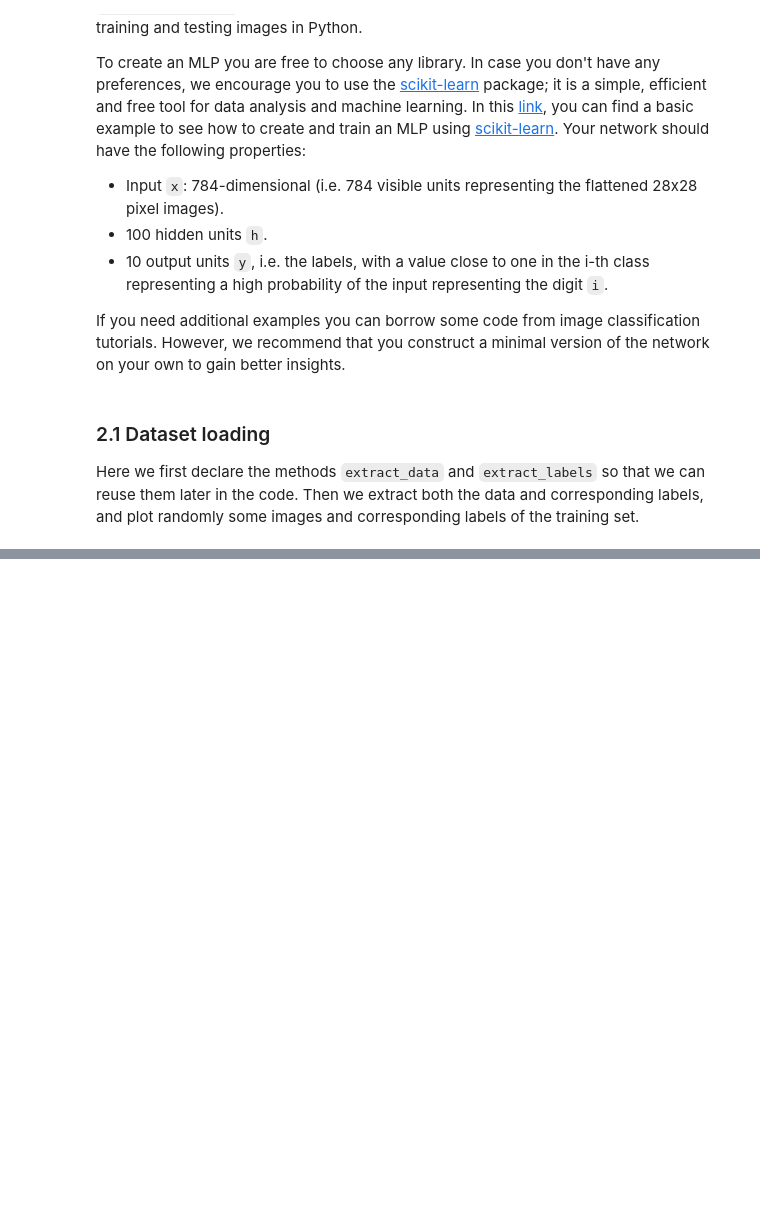
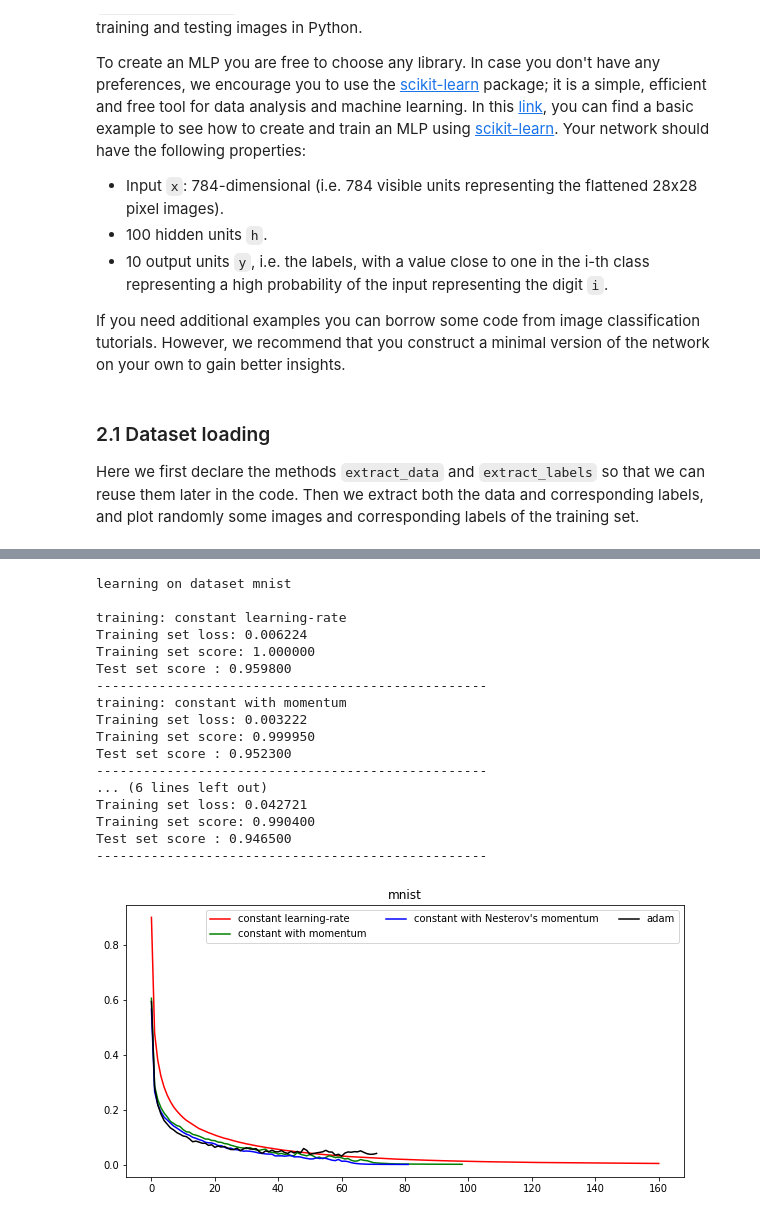
Before and after one commit to emarazz/iapr_2020, a Jupyter notebook: our_labs/lab_03_classification.ipynb, the cells around one changed output, grey strips where cells are left out. Saved outputs shown, nothing was run; the diff lists cells and outputs as text; code cells hidden in the pictures; blank space fills up the shorter version.

```diff
--- a/our_labs/lab_03_classification.ipynb
+++ b/our_labs/lab_03_classification.ipynb
@@ -439,5 +439,5 @@ def to_one_hot(x, nb_classes):
         output[i,x[i]] = 1.
     return output
 
-train_labels = to_one_hot(train_labels, 10)
-test_labels = to_one_hot(test_labels, 10)
+train_labels_hot = to_one_hot(train_labels, 10)
+test_labels_hot = to_one_hot(test_labels, 10)
@@ -445,10 +447,10 @@ test_labels = to_one_hot(test_labels, 10)
 from sklearn.neural_network import MLPClassifier
 
 mlp = MLPClassifier(solver='adam', alpha=1e-5,
-                    hidden_layer_sizes=(100,), random_state=1, max_iter = 500)
+                    hidden_layer_sizes=(100,), activation = 'relu', random_state=1, max_iter = 500)
 
-mlp.fit(flat_train_img, train_labels)
+mlp.fit(flat_train_img, train_labels_hot)
 
 print("Training set loss: %f" % mlp.loss_)
-print("Training set score: %f" % mlp.score(flat_train_img, train_labels))
-print("Test set score : %f" % mlp.score(flat_test_img, test_labels ))
+print("Training set score: %f" % mlp.score(flat_train_img, train_labels_hot))
+print("Test set score : %f" % mlp.score(flat_test_img, test_labels_hot))
@@ -471,32 +481,50 @@ plot_args = [{'c': 'red', 'linestyle': '-'},
              {'c': 'blue', 'linestyle': '-'},
              {'c': 'black', 'linestyle': '-'}]
 
 def plot_on_dataset(X_train, y_train, X_test, y_test, name):
 
     print("\nlearning on dataset %s \n" % name)
 
     plt.figure(figsize=(10,5))
     plt.title(name)
 
-#     X = MinMaxScaler().fit_transform(X)
     mlps = []
     max_iter = 500
 
     for label, param in zip(labels, params):
         print("training: %s" % label)
 
         mlp = MLPClassifier(random_state=0, max_iter=max_iter, **param)
         mlp.fit(X_train, y_train)
         mlps.append(mlp)
 
         print("Training set loss: %f" % mlp.loss_)
         print("Training set score: %f" % mlp.score(X_train, y_train))
         print("Test set score : %f" % mlp.score(X_test,y_test ))
         print(50 * "-")
 
     for mlp, label, args in zip(mlps, labels, plot_args):
         plt.plot(mlp.loss_curve_, label=label, **args)
     plt.legend(labels, ncol=3, loc="upper right")
     plt.show()
 
-plot_on_dataset(flat_train_img, train_labels, flat_test_img, test_labels, name= 'mnist')
+plot_on_dataset(flat_train_img, train_labels_hot, flat_test_img, test_labels_hot, name= 'mnist')
+# %% [output]
+learning on dataset mnist
+
+training: constant learning-rate
+Training set loss: 0.006224
+Training set score: 1.000000
+Test set score : 0.959800
+--------------------------------------------------
+training: constant with momentum
+Training set loss: 0.003222
+Training set score: 0.999950
+Test set score : 0.952300
+--------------------------------------------------
+... (6 lines left out)
+Training set loss: 0.042721
+Training set score: 0.990400
+Test set score : 0.946500
+--------------------------------------------------
+[figure, added]
```
Also changed, not shown: parts of 12 cells of this notebook.
